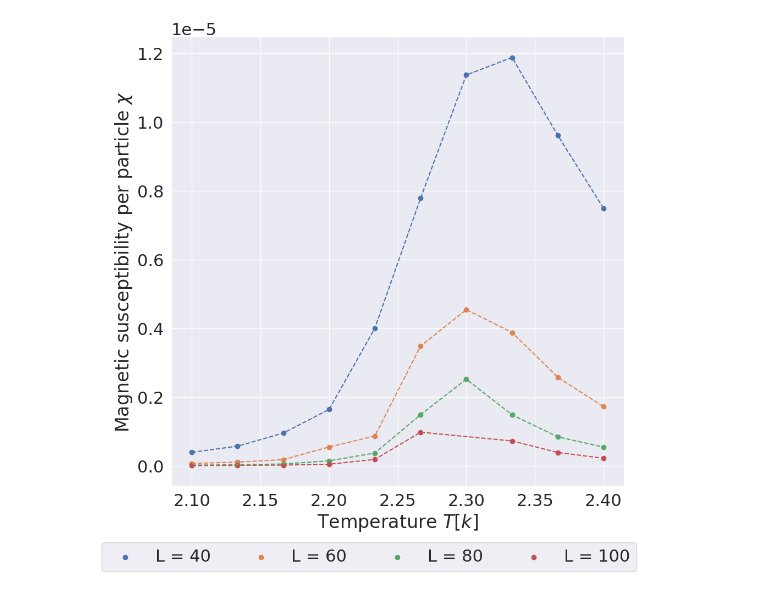
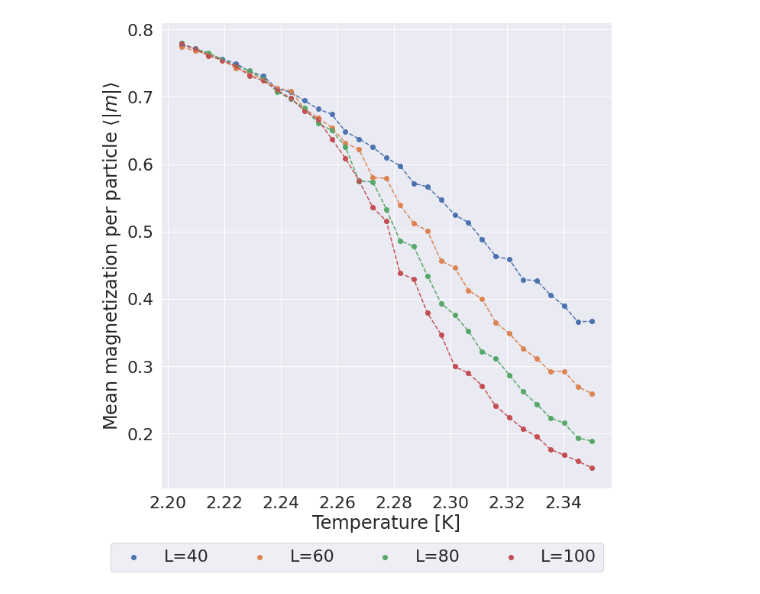
Before and after one commit to augude/fys3150, a Jupyter notebook: Project4/plotting/problem8.ipynb, the cells around one changed output. Saved outputs shown, nothing was run; the diff lists cells and outputs as text; code cells hidden in the pictures.

Commit message:
Made plots and changed make to run on server

```diff
--- a/Project4/plotting/problem8.ipynb
+++ b/Project4/plotting/problem8.ipynb
@@ -138,23 +36,35 @@ plt.show()
-# %%
-fig, axs = plt.subplots(1, 1, figsize = (10, 10))
-axs.plot(temp40, chi40, linestyle = '--')
-axs.scatter(temp40, chi40, label = f'L = 40')
-
-axs.plot(temp60, chi60, linestyle = '--')
-axs.scatter(temp60, chi60, label = f'L = 60')
-
-axs.plot(temp80, chi80, linestyle = '--')
-axs.scatter(temp80, chi80, label = f'L = 80')
-
-
-axs.plot(temp100, chi100, linestyle = '--')
-axs.scatter(temp100, chi100, label = f'L = 100')
-
-axs.set_ylabel(r'Magnetic susceptibility per particle $\chi$')
-axs.set_xlabel(r'Temperature $T [k]$')
-lgd = fig.legend(loc = 'lower center', ncol = 5, fancybox = True,
-            bbox_to_anchor = (0.5, -0.05))
-fig.tight_layout()
-plt.show()
-# %% [output]
-[figure, removed]
+# %%
+def scatter_plot(xs, ys, xlabel, ylabel, labels, savefig=False, filename='plot.png'):
+    fig, axs = plt.subplots(1, 1, figsize = (10, 10))
+    for index, x in enumerate(xs):
+        axs.plot(x, ys[index], linestyle='--')
+        axs.scatter(x, ys[index], label=labels[index])
+
+    axs.set_ylabel(ylabel)
+    axs.set_xlabel(xlabel)
+    lgd = fig.legend(loc = 'lower center', ncol = len(xs), fancybox = True,
+                bbox_to_anchor = (0.5, -0.05))
+    fig.tight_layout()
+    plt.show()
+    if savefig:
+        plt.savefig(filename)
+# %%
+files40 = [f'../output/40_close/L=40_{i}.bin' for i in range(1, 32)]
+files60 = [f'../output/60_close/L=60_{i}.bin' for i in range(1, 32)]
+files80 = [f'../output/80_close/L=80_{i}.bin' for i in range(1, 32)]
+files100 = [f'../output/100_close/L=100_{i}.bin' for i in range(1, 32)]
+
+data40 = extract_data(files40)
+data60 = extract_data(files60)
+data80 = extract_data(files80)
+data100 = extract_data(files100)
+data = [data40, data60, data80, data100]#, data80, data100]
+# %%
+mags = [d['M'] for d in data]
+temps = [d['T'] for d in data]
+labels = [f"L={int(d.L[0])}" for d in data]
+xlabel = r'Temperature [K]'
+ylabel = r'Mean magnetization per particle $\langle|m|\rangle$'
+scatter_plot(temps, mags, xlabel, ylabel, labels)
+# %% [output]
+[figure, added]
```
Also changed, not shown: parts of 11 cells of this notebook, 6 other files.
